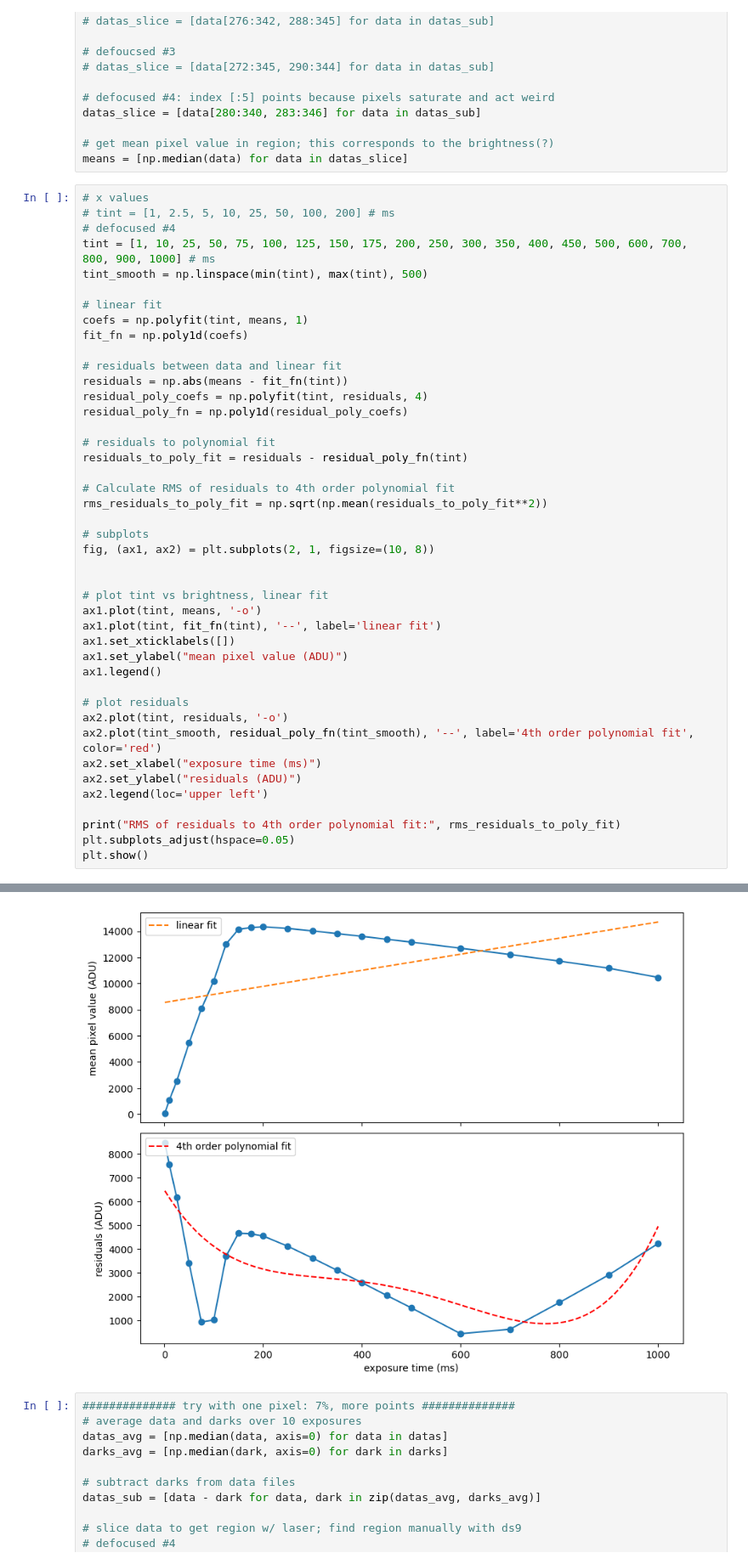
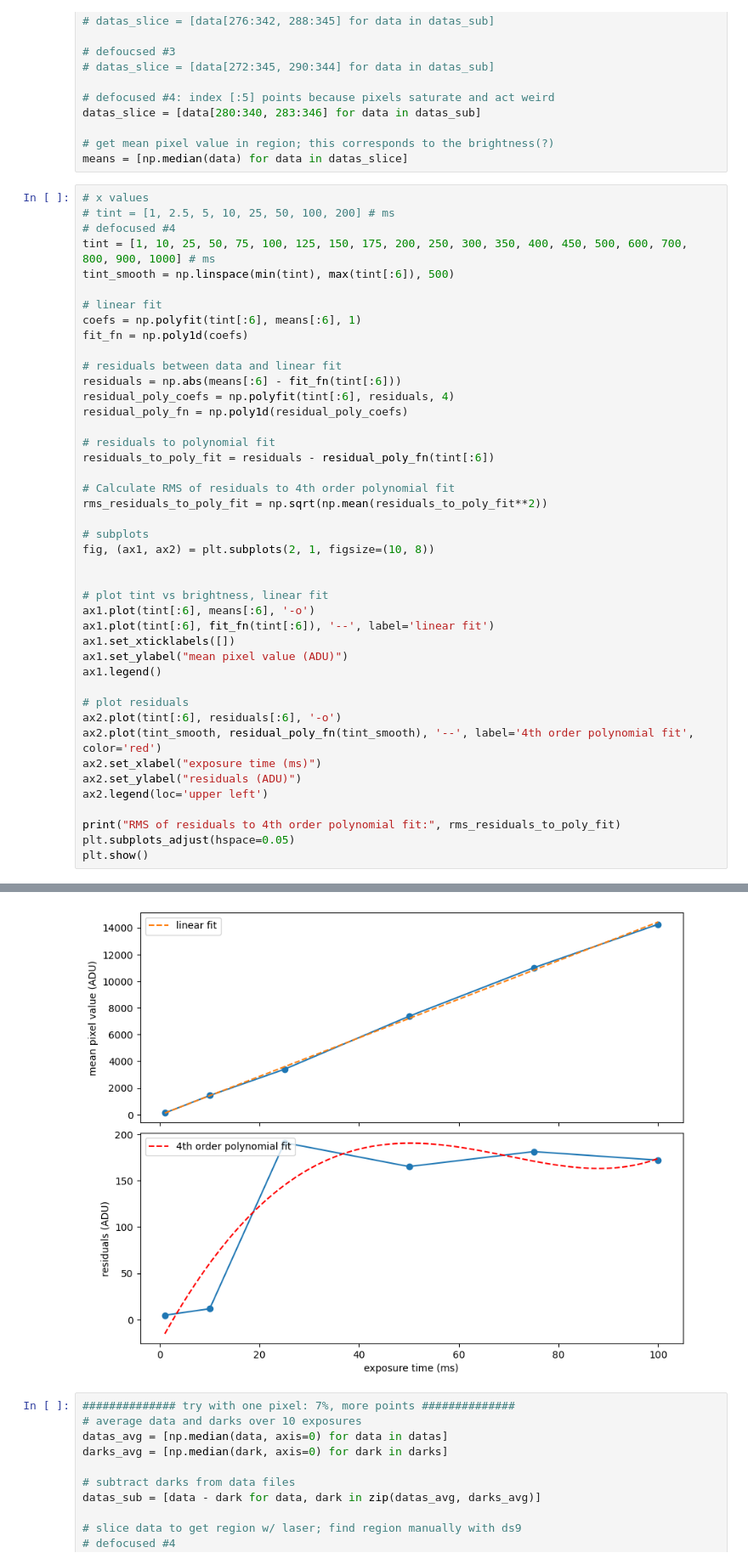
Before and after one commit to courtneyduong/cred2-characterization, a Jupyter notebook: linearity analysis.ipynb, the cells around one changed output, grey strips where cells are left out. Shown: that part at 85% size. Saved outputs shown, nothing was run; the diff lists cells and outputs as text.

```diff
--- a/linearity analysis.ipynb
+++ b/linearity analysis.ipynb
@@ -176,19 +176,19 @@ means = [np.median(data) for data in datas_slice]
 # tint = [1, 2.5, 5, 10, 25, 50, 100, 200] # ms
 # defocused #4
 tint = [1, 10, 25, 50, 75, 100, 125, 150, 175, 200, 250, 300, 350, 400, 450, 500, 600, 700, 800, 900, 1000] # ms
-tint_smooth = np.linspace(min(tint), max(tint), 500)
+tint_smooth = np.linspace(min(tint), max(tint[:6]), 500)
 
 # linear fit
-coefs = np.polyfit(tint, means, 1)
+coefs = np.polyfit(tint[:6], means[:6], 1)
 fit_fn = np.poly1d(coefs)
 
 # residuals between data and linear fit
-residuals = np.abs(means - fit_fn(tint))
-residual_poly_coefs = np.polyfit(tint, residuals, 4)
+residuals = np.abs(means[:6] - fit_fn(tint[:6]))
+residual_poly_coefs = np.polyfit(tint[:6], residuals, 4)
 residual_poly_fn = np.poly1d(residual_poly_coefs)
 
 # residuals to polynomial fit
-residuals_to_poly_fit = residuals - residual_poly_fn(tint)
+residuals_to_poly_fit = residuals - residual_poly_fn(tint[:6])
 
 # Calculate RMS of residuals to 4th order polynomial fit
 rms_residuals_to_poly_fit = np.sqrt(np.mean(residuals_to_poly_fit**2))
@@ -198,14 +198,14 @@ fig, (ax1, ax2) = plt.subplots(2, 1, figsize=(10, 8))
 
 
 # plot tint vs brightness, linear fit
-ax1.plot(tint, means, '-o')
-ax1.plot(tint, fit_fn(tint), '--', label='linear fit')
+ax1.plot(tint[:6], means[:6], '-o')
+ax1.plot(tint[:6], fit_fn(tint[:6]), '--', label='linear fit')
 ax1.set_xticklabels([])
 ax1.set_ylabel("mean pixel value (ADU)")
 ax1.legend()
 
 # plot residuals
-ax2.plot(tint, residuals, '-o')
+ax2.plot(tint[:6], residuals[:6], '-o')
 ax2.plot(tint_smooth, residual_poly_fn(tint_smooth), '--', label='4th order polynomial fit', color='red')
 ax2.set_xlabel("exposure time (ms)")
 ax2.set_ylabel("residuals (ADU)")
@@ -219,4 +219,4 @@ RMS of residuals to 4th order polynomial fit: 1433.040653556354
-[figure, old version]
+[figure, new version]
 # %%
 ############## try with one pixel: 7%, more points ##############
 # average data and darks over 10 exposures
```
Also changed, not shown: parts of 1 cell of this notebook, 1 other file.
